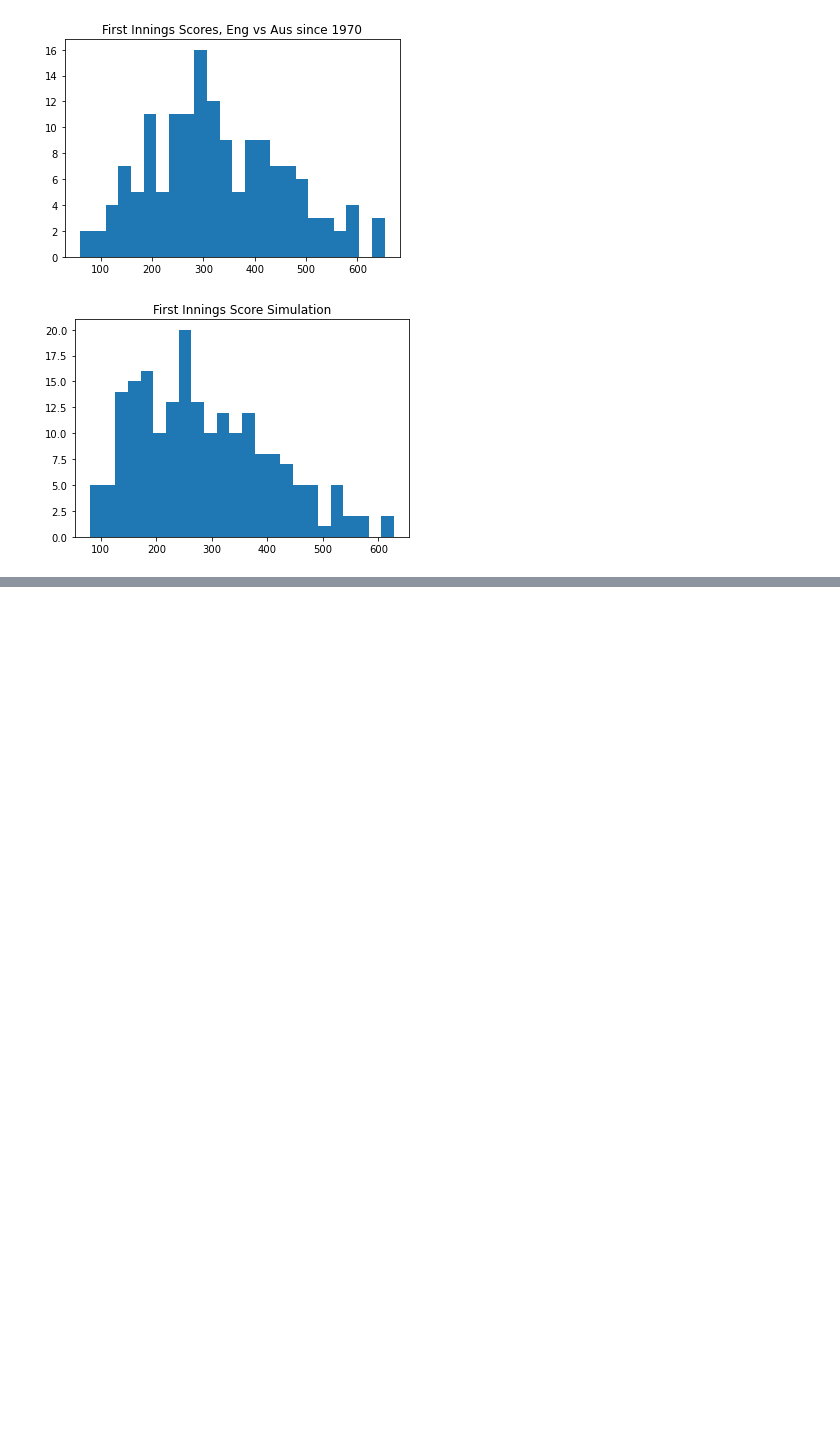
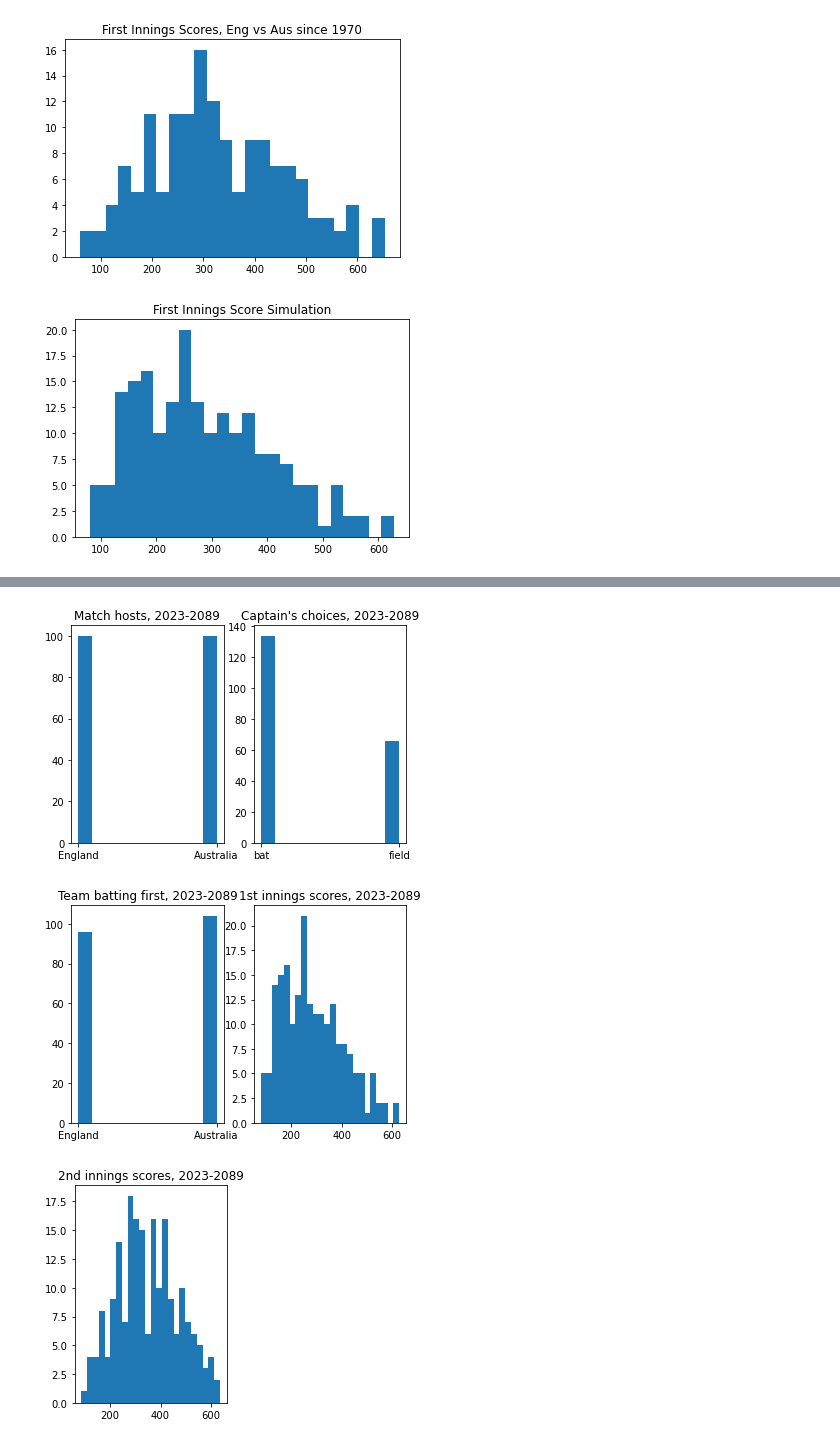
Before and after one commit to kiehozero/atu-progda-assignment, a Jupyter notebook: assignment.ipynb, the cells around one changed output, grey strips where cells are left out. Drawn from its saved outputs; the diff is of its cells as text; code cells hidden in the pictures; blank space fills up the shorter version.

```diff
--- a/assignment.ipynb
+++ b/assignment.ipynb
@@ -395,0 +353,35 @@ sns.pairplot(inns2,hue='bat_first')
+# %%
+# plots of variables to check
+
+plt.subplot(1,2,1)
+plt.hist(sim['host'])
+plt.title("Match hosts, 2023-2089")
+plt.subplot(1,2,2)
+plt.hist(sim['choice'])
+plt.title("Captain's choices, 2023-2089")
+plt.show()
+
+plt.subplot(1,2,1)
+plt.hist(sim['bat_first'])
+plt.title("Team batting first, 2023-2089")
+plt.subplot(1,2,2)
+plt.hist(sim['inn1'], bins=24)
+plt.title("1st innings scores, 2023-2089")
+plt.show()
+
+plt.subplot(1,2,1)
+plt.hist(sim['inn2'], bins=24)
+plt.title("2nd innings scores, 2023-2089")
+# plt.subplot(1,2,2)
+# plt.hist(sim['winner'])
+# plt.title("Match winners, 2023-2089")
+plt.show()
+
+# plt.subplot(1,2,1)
+# plt.hist(sim['outcome'])
+# plt.title("Match outcomes, 2023-2089")
+plt.show()
+# %% [output]
+[figure, added]
+[figure, added]
+[figure, added]
```
Also changed, not shown: parts of 26 cells of this notebook, 2 other files.
